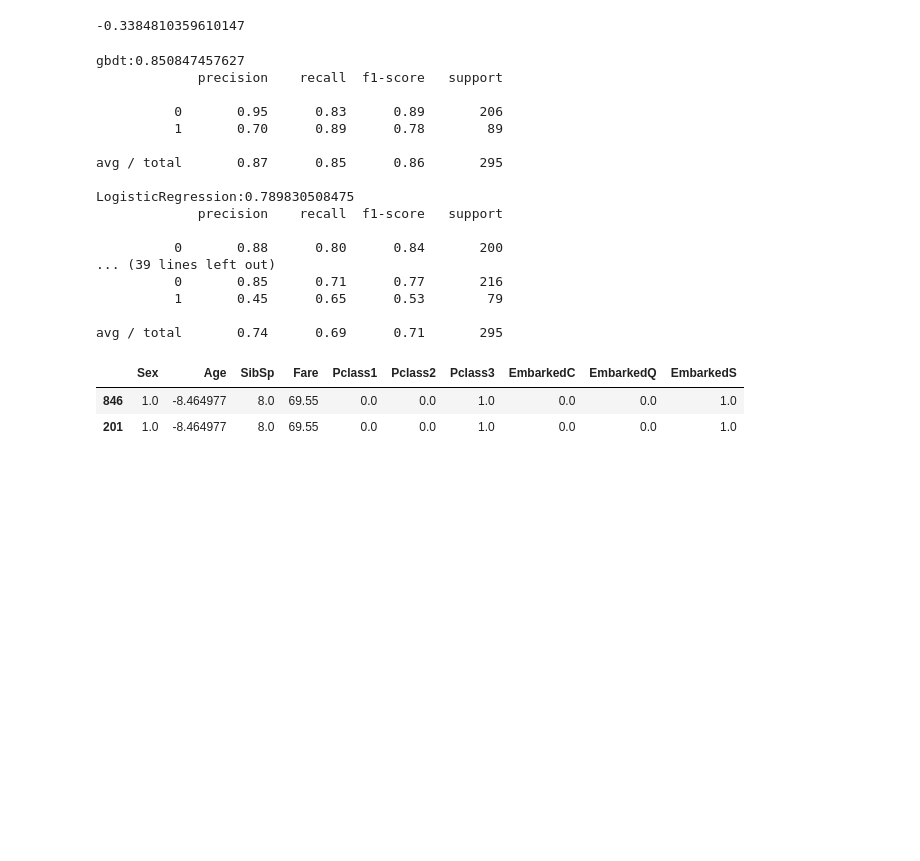
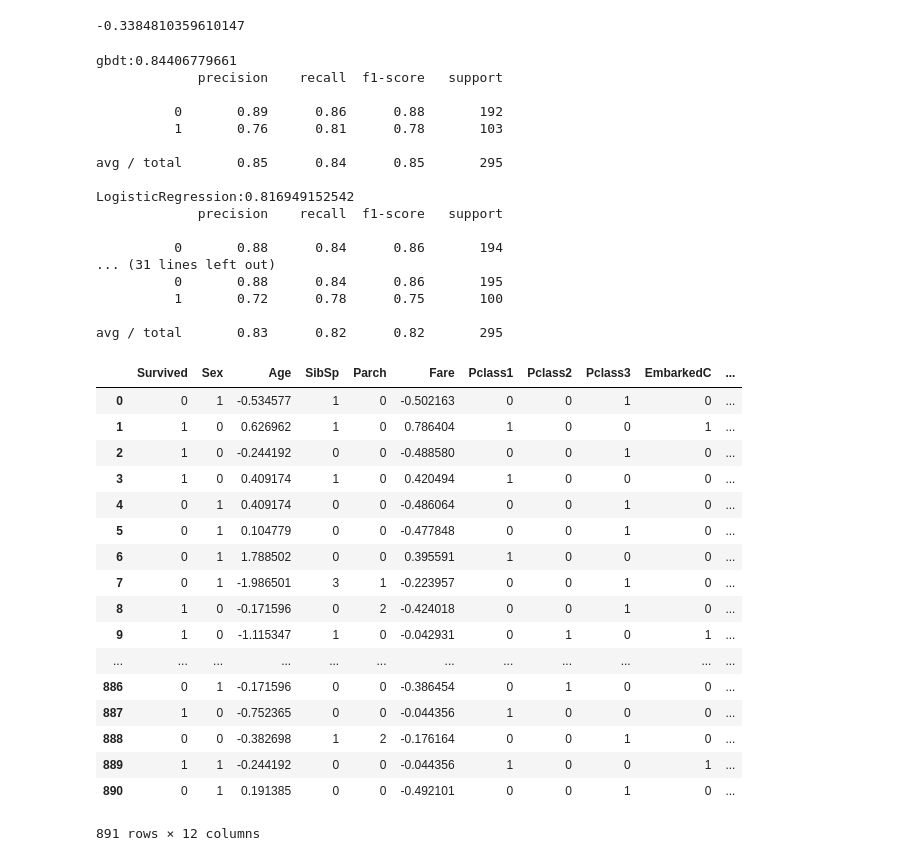
Before and after one commit to caojiawu/test, a Jupyter notebook: test.ipynb, the cells around one changed output. Drawn from its saved outputs; the diff is of its cells as text; code cells hidden in the pictures; blank space fills up the shorter version.

```diff
--- a/test.ipynb
+++ b/test.ipynb
@@ -102,6 +102,11 @@ X_train, X_test,y_train,y_test = train_test_split(
 
 X_train =  X_train.astype('float64')
 X_test =  X_test.astype('float64')
+
+tempData['Age'] = tempData['Age'].apply(lambda x: (x-tempData.mean()['Age'])/(tempData.std()['Age']))
+tempData['Fare'] = tempData['Fare'].apply(lambda x: (x-tempData.mean()['Fare'])/(tempData.std()['Fare']))
+#tempData['Parch'] = tempData['Parch'].apply(lambda x: (x-tempData.min()['Parch'])/(tempData.max()['Parch']-tempData.min()['Parch']))
+#tempData['SibSp'] = tempData['SibSp'].apply(lambda x: (x-tempData.min()['SibSp'])/(tempData.max()['SibSp']-tempData.min()['SibSp']))
 
 from sklearn.ensemble import GradientBoostingClassifier as gbdt
 model = gbdt(n_estimators=200)
@@ -145,34 +150,49 @@ print('KNeighborsClassifier:'+str(model.score(X_test,y_test)))
 p = model.predict(X_test)
 print(clf_rpt(p,y_test))
 
-from sklearn.naive_bayes import MultinomialNB
-model = MultinomialNB(alpha=0.01)
-X_train['Age'] = X_train['Age'].apply(lambda x: 0 if x < 0 else x)
-model.fit(X_train,y_train)
-print('MultinomialNB:'+str(model.score(X_test,y_test)))
-p = model.predict(X_test)
-print(clf_rpt(p,y_test))
+# from sklearn.naive_bayes import MultinomialNB
+# model = MultinomialNB(alpha=0.01)
+# X_train['Age'] = X_train['Age'].apply(lambda x: 0 if x < 0 else x)
+# model.fit(X_train,y_train)
+# print('MultinomialNB:'+str(model.score(X_test,y_test)))
+# p = model.predict(X_test)
+# print(clf_rpt(p,y_test))
 # %% [output]
-gbdt:0.850847457627
+gbdt:0.84406779661
              precision    recall  f1-score   support
 
-          0       0.95      0.83      0.89       206
-          1       0.70      0.89      0.78        89
+          0       0.89      0.86      0.88       192
+          1       0.76      0.81      0.78       103
 
-avg / total       0.87      0.85      0.86       295
+avg / total       0.85      0.84      0.85       295
 
-LogisticRegression:0.789830508475
+LogisticRegression:0.816949152542
              precision    recall  f1-score   support
 
-          0       0.88      0.80      0.84       200
-... (39 lines left out)
-          0       0.85      0.71      0.77       216
-          1       0.45      0.65      0.53        79
+          0       0.88      0.84      0.86       194
+... (31 lines left out)
+          0       0.88      0.84      0.86       195
+          1       0.72      0.78      0.75       100
 
-avg / total       0.74      0.69      0.71       295
+avg / total       0.83      0.82      0.82       295
-# %%
-X_train[X_train['Age']<0]
-# %% [output]
-|  | Sex | Age | SibSp | Fare | Pclass1 | Pclass2 | Pclass3 | EmbarkedC | EmbarkedQ | EmbarkedS |
-| 846 | 1.0 | -8.464977 | 8.0 | 69.55 | 0.0 | 0.0 | 1.0 | 0.0 | 0.0 | 1.0 |
-| 201 | 1.0 | -8.464977 | 8.0 | 69.55 | 0.0 | 0.0 | 1.0 | 0.0 | 0.0 | 1.0 |
+# %%
+tempData
+# %% [output]
+|  | Survived | Sex | Age | SibSp | Parch | Fare | Pclass1 | Pclass2 | Pclass3 | EmbarkedC | ... |
+| 0 | 0 | 1 | -0.534577 | 1 | 0 | -0.502163 | 0 | 0 | 1 | 0 | ... |
+| 1 | 1 | 0 | 0.626962 | 1 | 0 | 0.786404 | 1 | 0 | 0 | 1 | ... |
+| 2 | 1 | 0 | -0.244192 | 0 | 0 | -0.488580 | 0 | 0 | 1 | 0 | ... |
+| 3 | 1 | 0 | 0.409174 | 1 | 0 | 0.420494 | 1 | 0 | 0 | 0 | ... |
+| 4 | 0 | 1 | 0.409174 | 0 | 0 | -0.486064 | 0 | 0 | 1 | 0 | ... |
+| 5 | 0 | 1 | 0.104779 | 0 | 0 | -0.477848 | 0 | 0 | 1 | 0 | ... |
+| 6 | 0 | 1 | 1.788502 | 0 | 0 | 0.395591 | 1 | 0 | 0 | 0 | ... |
+| 7 | 0 | 1 | -1.986501 | 3 | 1 | -0.223957 | 0 | 0 | 1 | 0 | ... |
+| 8 | 1 | 0 | -0.171596 | 0 | 2 | -0.424018 | 0 | 0 | 1 | 0 | ... |
+| 9 | 1 | 0 | -1.115347 | 1 | 0 | -0.042931 | 0 | 1 | 0 | 1 | ... |
+| ... | ... | ... | ... | ... | ... | ... | ... | ... | ... | ... | ... |
+| 886 | 0 | 1 | -0.171596 | 0 | 0 | -0.386454 | 0 | 1 | 0 | 0 | ... |
+| 887 | 1 | 0 | -0.752365 | 0 | 0 | -0.044356 | 1 | 0 | 0 | 0 | ... |
+| 888 | 0 | 0 | -0.382698 | 1 | 2 | -0.176164 | 0 | 0 | 1 | 0 | ... |
+| 889 | 1 | 1 | -0.244192 | 0 | 0 | -0.044356 | 1 | 0 | 0 | 1 | ... |
+| 890 | 0 | 1 | 0.191385 | 0 | 0 | -0.492101 | 0 | 0 | 1 | 0 | ... |
+891 rows × 12 columns
```
Also changed, not shown: parts of 1 cell of this notebook.
